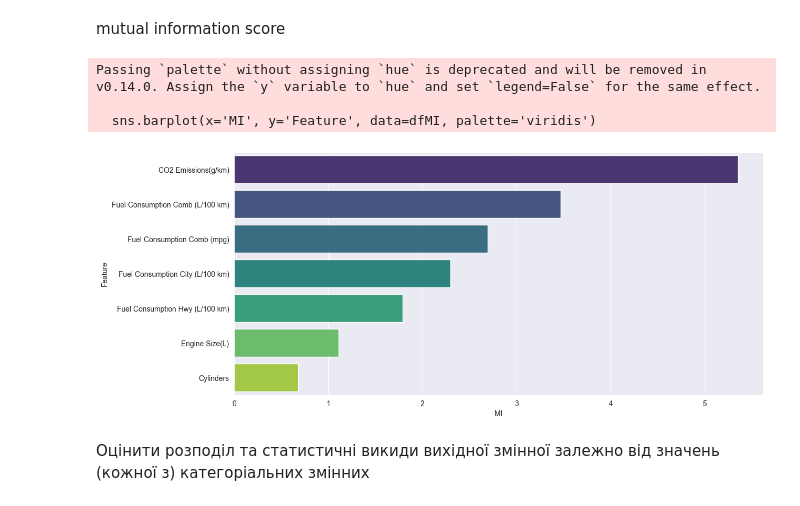
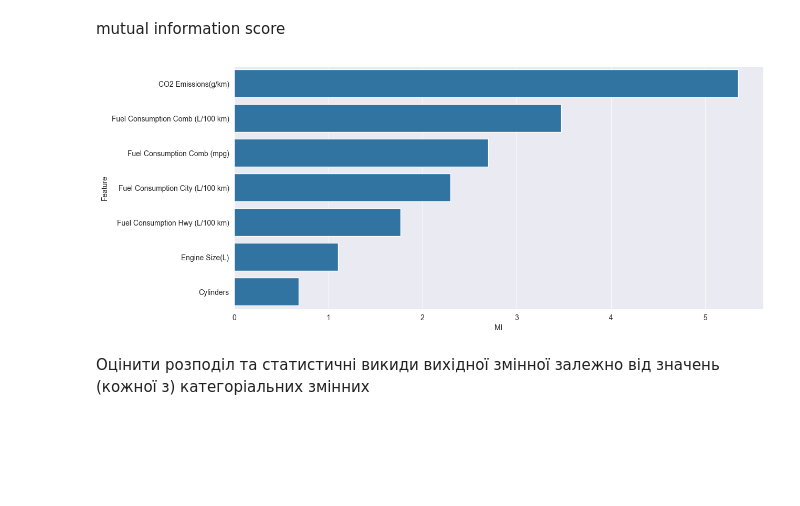
Before and after one commit to Valakas148/ML, a Jupyter notebook: lr1/lr1.ipynb, the cells around one changed output. Drawn from its saved outputs; the diff is of its cells as text; code cells hidden in the pictures; blank space fills up the shorter version.

```diff
--- a/lr1/lr1.ipynb
+++ b/lr1/lr1.ipynb
@@ -429,19 +452,16 @@ mutual information score
 # %%
 from sklearn.feature_selection import mutual_info_regression
 
 mi = mutual_info_regression(df.select_dtypes(include=['float', 'int']), df['CO2 Emissions(g/km)'])
 
 dfMI = pd.DataFrame({'Feature': df.select_dtypes(include=['float', 'int']).columns, 'MI': mi})
 dfMI  = dfMI.sort_values(by='MI', ascending=False)
 
 plt.figure(figsize=(13, 6))
-sns.barplot(x='MI', y='Feature', data=dfMI, palette='viridis')
+sns.barplot(x='MI', y='Feature', data=dfMI)
 plt.show()
 # %% [output]
-Passing `palette` without assigning `hue` is deprecated and will be removed in v0.14.0. Assign the `y` variable to `hue` and set `legend=False` for the same effect.
-
-  sns.barplot(x='MI', y='Feature', data=dfMI, palette='viridis')
-[figure, old version]
+[figure, new version]
 # %% [markdown]
 Оцінити розподіл та статистичні викиди вихідної змінної залежно від значень (кожної з) категоріальних змінних
 # %%
```
Also changed, not shown: parts of 16 cells of this notebook.
